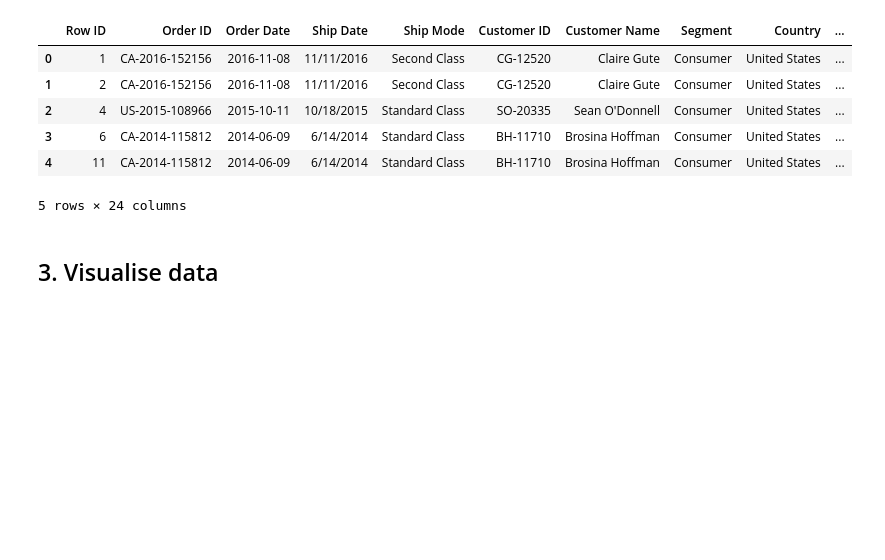
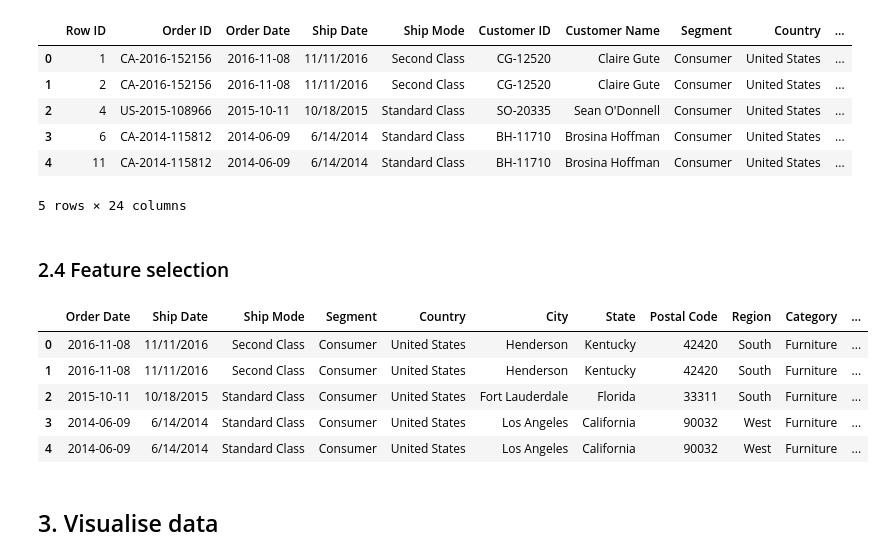
Before and after one commit to Ivy219/2026-Phase-2-Data-Science-IvyTANG, a Jupyter notebook: Part1/part1-submission.ipynb, the cells around one changed output. Cells and saved outputs as stored; diff of their text form; code cells hidden in the pictures; blank space fills up the shorter version.

```diff
--- a/Part1/part1-submission.ipynb
+++ b/Part1/part1-submission.ipynb
@@ -283,5 +280,27 @@ xsales_data.head()
 | 3 | 6 | CA-2014-115812 | 2014-06-09 | 6/14/2014 | Standard Class | BH-11710 | Brosina Hoffman | Consumer | United States | ... |
 | 4 | 11 | CA-2014-115812 | 2014-06-09 | 6/14/2014 | Standard Class | BH-11710 | Brosina Hoffman | Consumer | United States | ... |
 5 rows × 24 columns
+# %% [markdown]
+### 2.4 Feature selection
+# %%
+# Remove identifier columns that do not provide predictive information.
+# These columns uniquely identify records and may lead to overfitting
+# if included in machine learning models.
+id_columns = [
+    'Row ID',
+    'Order ID',
+    'Customer ID',
+    'Customer Name',
+    'Product ID'
+]
+xsales_data_model = xsales_data_scaled.drop(columns=id_columns)
+xsales_data_model.head()
+# %% [output]
+|  | Order Date | Ship Date | Ship Mode | Segment | Country | City | State | Postal Code | Region | Category | ... |
+| 0 | 2016-11-08 | 11/11/2016 | Second Class | Consumer | United States | Henderson | Kentucky | 42420 | South | Furniture | ... |
+| 1 | 2016-11-08 | 11/11/2016 | Second Class | Consumer | United States | Henderson | Kentucky | 42420 | South | Furniture | ... |
+| 2 | 2015-10-11 | 10/18/2015 | Standard Class | Consumer | United States | Fort Lauderdale | Florida | 33311 | South | Furniture | ... |
+| 3 | 2014-06-09 | 6/14/2014 | Standard Class | Consumer | United States | Los Angeles | California | 90032 | West | Furniture | ... |
+| 4 | 2014-06-09 | 6/14/2014 | Standard Class | Consumer | United States | Los Angeles | California | 90032 | West | Furniture | ... |
 # %% [markdown]
 ## 3. Visualise data
```
Also changed, not shown: parts of 16 cells of this notebook.
